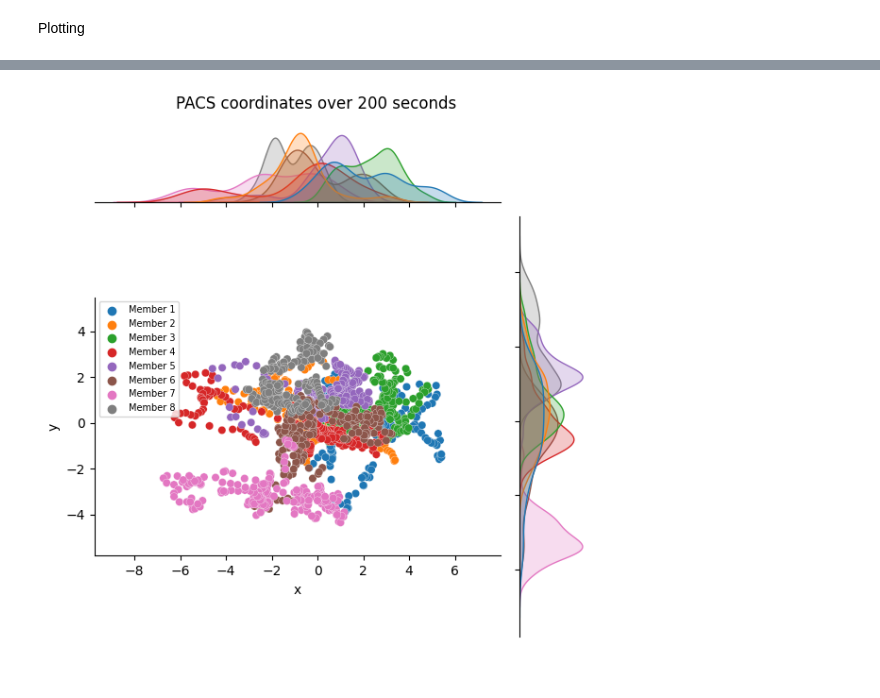
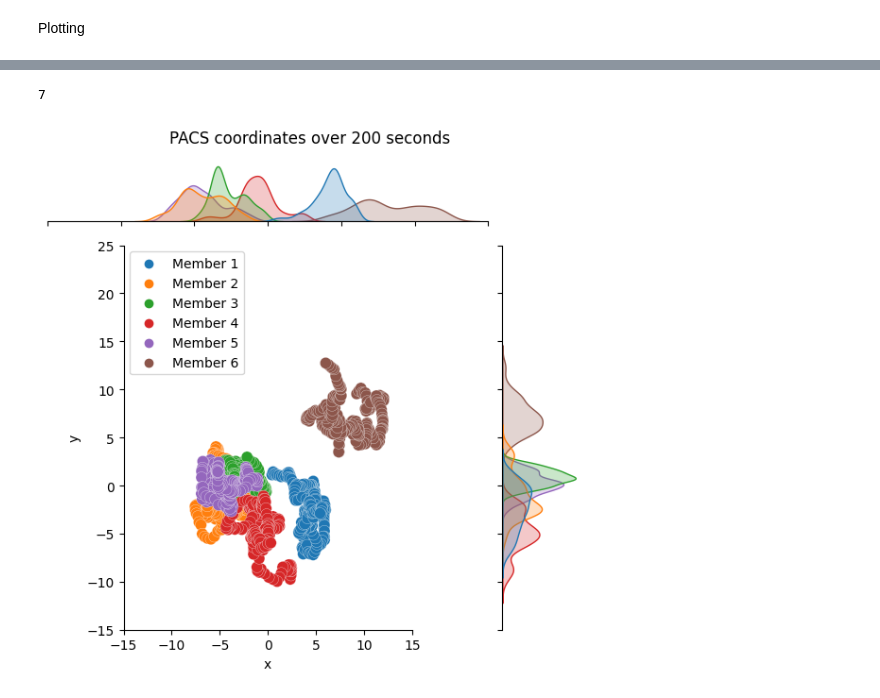
Before and after one commit to Tufts-University/FLOCK, a Jupyter notebook: Tutorials/PACS-Metrics.ipynb, the cells around one changed output, grey strips where cells are left out. Cells and saved outputs as stored; diff of their text form; code cells hidden in the pictures.

Commit message:
Added figure stuff to tutorials

```diff
--- a/Tutorials/PACS-Metrics.ipynb
+++ b/Tutorials/PACS-Metrics.ipynb
@@ -35,7 +35,8 @@ rucks_bySquad, rests_bySquad, all_stops = Preprocessing.get_slices_byArea(interp
 # %% [markdown]
 Get the smoothed data of one example squad
 # %%
-smooth_rucks = Preprocessing.spline_smoothing(rucks_bySquad[1], s=3e1, UTM=True)
+smooth_rucks = Preprocessing.spline_smoothing(rucks_bySquad[0], s=3e1, UTM=True)
+# smooth_rucks = Preprocessing.spline_smoothing(rucks_bySquad[1], s=3e1, UTM=True)
 # %% [markdown]
 Get a sample slice of data and apply the Path-Adapted Coordinate System (PACS) transformation
 # %%
@@ -183,4 +352,19 @@ plt.show()
+# %%
+len(ax.get_xticklabels())
+# %% [output]
+7
 # %%
+# set length of time period to plot
+# time_length = 200
+
+# # # get random time periods
+# # random_period = np.random.randint(len(ruck_slices_oriented))
+# # random_timepoint = np.random.randint(len(ruck_slices_oriented[random_period])-time_length)
+
+# random_period = 2
+# # random_timepoint = 1650
+# random_timepoint = 1750
+
 # set length of time period to plot
 time_length = 200
 
@@ -189,8 +373,7 @@ time_length = 200
 # random_timepoint = np.random.randint(len(ruck_slices_oriented[random_period])-time_length)
 
 random_period = 2
-# random_timepoint = 1650
-random_timepoint = 1750
+random_timepoint = 100
 
 # get section
 random_slice = smooth_rucks[random_period].iloc[random_timepoint:random_timepoint+time_length]
@@ -207,22 +390,25 @@ y_PACS = pd.Series(np.arange(time_length))
 # %%
 indivs_data = []
 
 for name in names:
     this_person_data = random_PACS_slice[[c for c in random_PACS_slice.columns if name in c]]
     this_person_data.columns = 'x', 'y'
     this_person_data['ID']=name
     indivs_data.append(this_person_data)
 
 data_to_plot = pd.concat(indivs_data)
 
 
-jointfig = sns.jointplot(data=data_to_plot.reset_index(), x='x', y='y', hue='ID', dropna=True, palette = color_dictionary, linewidth=.2)
+jointfig = sns.jointplot(data=data_to_plot.reset_index(), x='x', y='y', hue='ID', dropna=True, palette = color_dictionary, linewidth=.2, joint_kws ={'s': 75})
 jointfig.ax_joint.set_aspect('equal')
 
 plt.suptitle('PACS coordinates over ' +str(time_length)+ ' seconds')
 
-jointfig.ax_joint.legend(fontsize=7, loc='upper left')
+jointfig.ax_joint.legend(fontsize=10, loc='upper left')
+
+jointfig.ax_joint.set_ylim([-15,25])
+jointfig.ax_joint.set_xlim([-15,15])
 
 plt.tight_layout()
 # %% [output]
-[figure, old version]
+[figure, new version]
```
Also changed, not shown: parts of 8 cells of this notebook, 6 other files.
